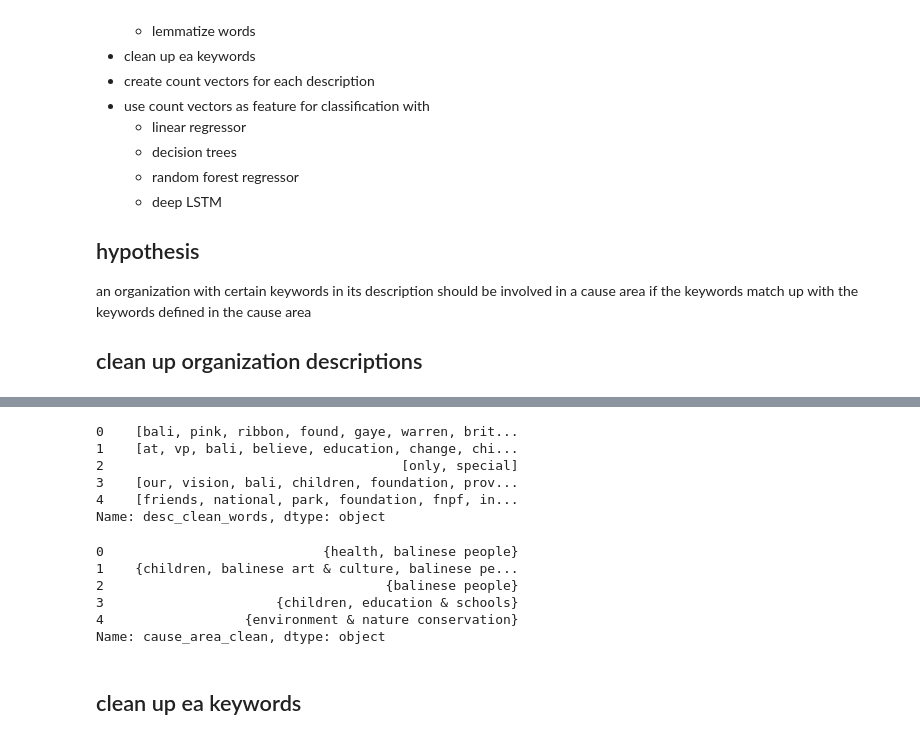
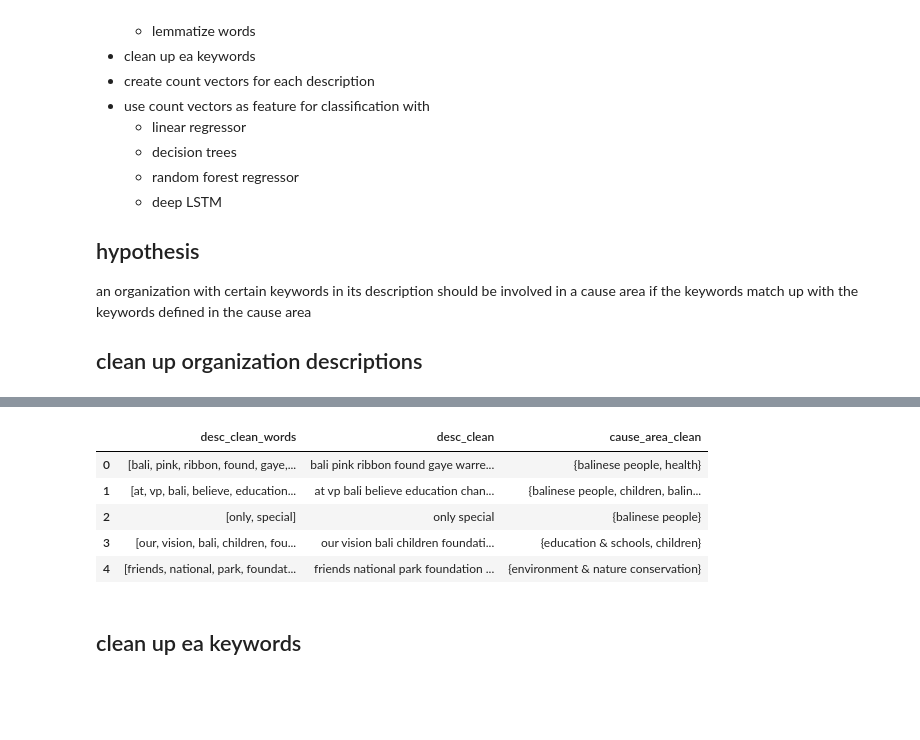
Before and after one commit to DataKind-SG/effective_altruism, a Jupyter notebook: eda/classify_cause_area/classification.ipynb, the cells around one changed output, grey strips where cells are left out. Saved outputs shown, nothing was run; the diff lists cells and outputs as text; code cells hidden in the pictures; blank space fills up the shorter version.

```diff
--- a/eda/classify_cause_area/classification.ipynb
+++ b/eda/classify_cause_area/classification.ipynb
@@ -57,12 +48,3 @@ Name: desc_clean, dtype: object
-# %%
-web_df['desc_clean_words'].head()
-# %% [output]
-0    [bali, pink, ribbon, found, gaye, warren, brit...
-1    [at, vp, bali, believe, education, change, chi...
-2                                      [only, special]
-3    [our, vision, bali, children, foundation, prov...
-4    [friends, national, park, foundation, fnpf, in...
-Name: desc_clean_words, dtype: object
 # %%
 ## add cleaned cause areas
 def clean_cause_area(cause_area_raw):
@@ -74,14 +56,14 @@ def clean_cause_area(cause_area_raw):
 web_df['cause_area'] = web_df['cause_area'].fillna('')
 web_df['cause_area_clean'] = web_df['cause_area'].apply(clean_cause_area)
 # %%
-web_df['cause_area_clean'].head()
+web_df[['desc_clean_words', 'desc_clean', 'cause_area_clean']].head()
 # %% [output]
-0                            {health, balinese people}
-1    {children, balinese art & culture, balinese pe...
-2                                    {balinese people}
-3                      {children, education & schools}
-4                  {environment & nature conservation}
-Name: cause_area_clean, dtype: object
+|  | desc_clean_words | desc_clean | cause_area_clean |
+| 0 | [bali, pink, ribbon, found, gaye,... | bali pink ribbon found gaye warre... | {balinese people, health} |
+| 1 | [at, vp, bali, believe, education... | at vp bali believe education chan... | {balinese people, children, balin... |
+| 2 | [only, special] | only special | {balinese people} |
+| 3 | [our, vision, bali, children, fou... | our vision bali children foundati... | {education & schools, children} |
+| 4 | [friends, national, park, foundat... | friends national park foundation ... | {environment & nature conservation} |
 # %% [markdown]
 ## clean up ea keywords
 # %%
```
Also changed, not shown: parts of 43 cells of this notebook, 1 other file.
